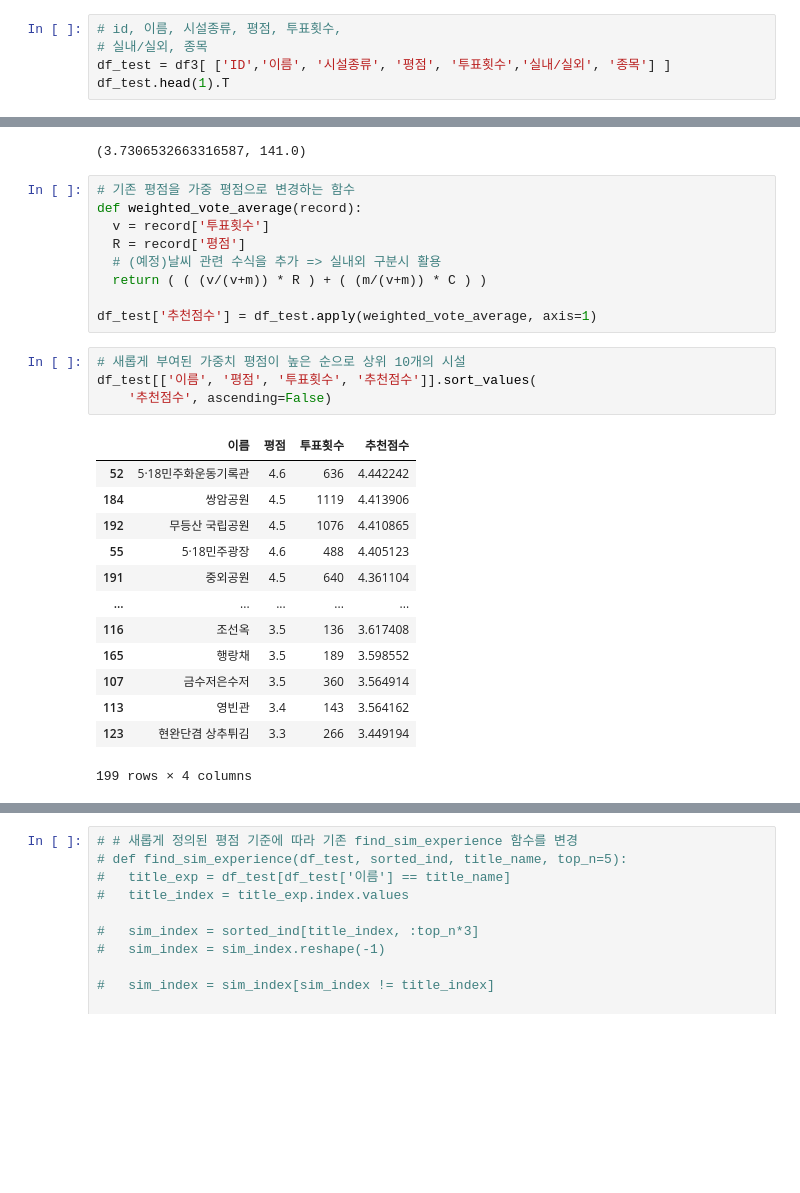
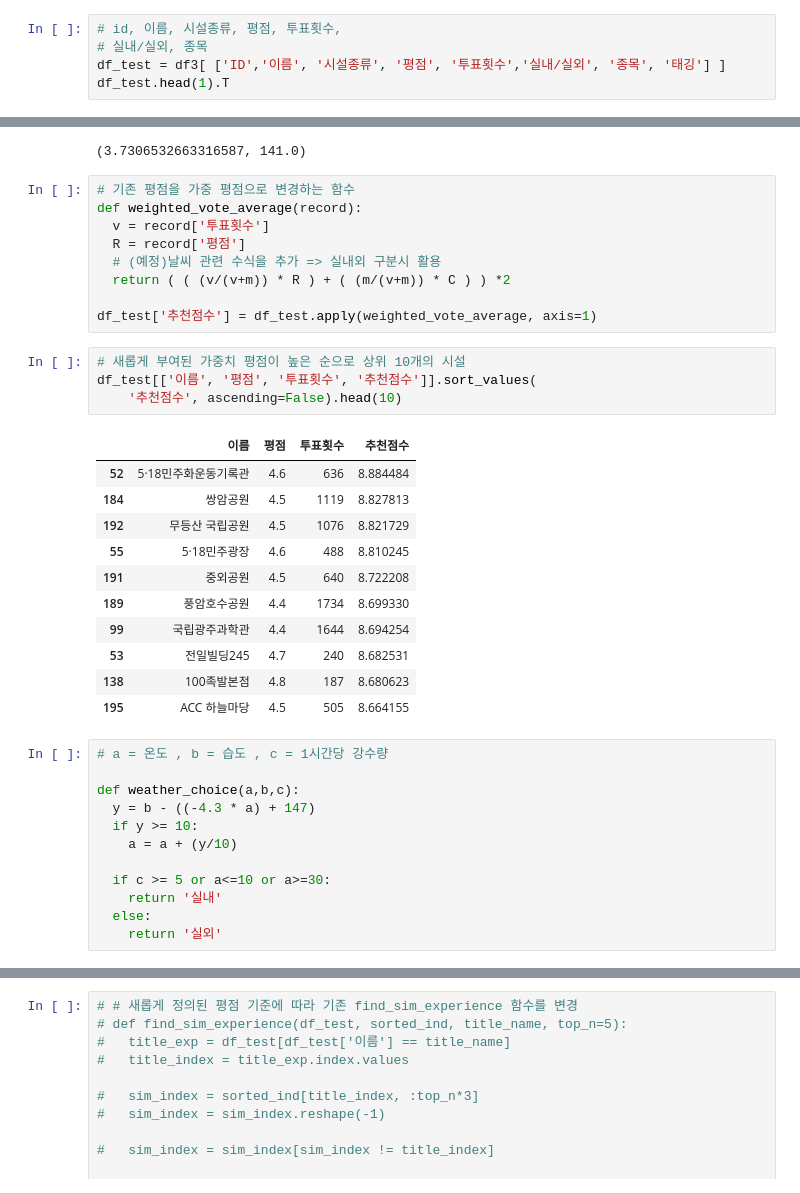
Before and after one commit to oocheol/Health_Find, a Jupyter notebook: Model.ipynb, the cells around one changed output, grey strips where cells are left out. Cells and saved outputs as stored; diff of their text form; blank space fills up the shorter version.

```diff
--- a/Model.ipynb
+++ b/Model.ipynb
@@ -85,7 +90,7 @@ df3.head(2).T
 # %%
 # id, 이름, 시설종류, 평점, 투표횟수,
 # 실내/실외, 종목
-df_test = df3[ ['ID','이름', '시설종류', '평점', '투표횟수','실내/실외', '종목'] ]
+df_test = df3[ ['ID','이름', '시설종류', '평점', '투표횟수','실내/실외', '종목', '태깅'] ]
 df_test.head(1).T
 # %% [output]
 |  | 0 |
@@ -209,26 +231,36 @@ def weighted_vote_average(record):
   v = record['투표횟수']
   R = record['평점']
   # (예정)날씨 관련 수식을 추가 => 실내외 구분시 활용
-  return ( ( (v/(v+m)) * R ) + ( (m/(v+m)) * C ) )
+  return ( ( (v/(v+m)) * R ) + ( (m/(v+m)) * C ) ) *2
 
 df_test['추천점수'] = df_test.apply(weighted_vote_average, axis=1)
 # %%
 # 새롭게 부여된 가중치 평점이 높은 순으로 상위 10개의 시설
 df_test[['이름', '평점', '투표횟수', '추천점수']].sort_values(
-    '추천점수', ascending=False)
+    '추천점수', ascending=False).head(10)
 # %% [output]
 |  | 이름 | 평점 | 투표횟수 | 추천점수 |
-| 52 | 5·18민주화운동기록관 | 4.6 | 636 | 4.442242 |
-| 184 | 쌍암공원 | 4.5 | 1119 | 4.413906 |
-| 192 | 무등산 국립공원 | 4.5 | 1076 | 4.410865 |
-| 55 | 5·18민주광장 | 4.6 | 488 | 4.405123 |
-| 191 | 중외공원 | 4.5 | 640 | 4.361104 |
-| ... | ... | ... | ... | ... |
-| 116 | 조선옥 | 3.5 | 136 | 3.617408 |
-| 165 | 행랑채 | 3.5 | 189 | 3.598552 |
-| 107 | 금수저은수저 | 3.5 | 360 | 3.564914 |
-| 113 | 영빈관 | 3.4 | 143 | 3.564162 |
-| 123 | 현완단겸 상추튀김 | 3.3 | 266 | 3.449194 |
+| 52 | 5·18민주화운동기록관 | 4.6 | 636 | 8.884484 |
+| 184 | 쌍암공원 | 4.5 | 1119 | 8.827813 |
+| 192 | 무등산 국립공원 | 4.5 | 1076 | 8.821729 |
+| 55 | 5·18민주광장 | 4.6 | 488 | 8.810245 |
+| 191 | 중외공원 | 4.5 | 640 | 8.722208 |
+| 189 | 풍암호수공원 | 4.4 | 1734 | 8.699330 |
+| 99 | 국립광주과학관 | 4.4 | 1644 | 8.694254 |
+| 53 | 전일빌딩245 | 4.7 | 240 | 8.682531 |
+| 138 | 100족발본점 | 4.8 | 187 | 8.680623 |
+| 195 | ACC 하늘마당 | 4.5 | 505 | 8.664155 |
-199 rows × 4 columns
+# %%
+# a = 온도 , b = 습도 , c = 1시간당 강수량
+
+def weather_choice(a,b,c):
+  y = b - ((-4.3 * a) + 147)
+  if y >= 10:
+    a = a + (y/10)
+
+  if c >= 5 or a<=10 or a>=30:
+    return '실내'
+  else:
+    return '실외'
 # %%
 # 새롭게 정의된 평점 기준에 따라 기존 find_sim_experience 함수를 변경
```
Also changed, not shown: parts of 12 cells of this notebook, 1 other file.
